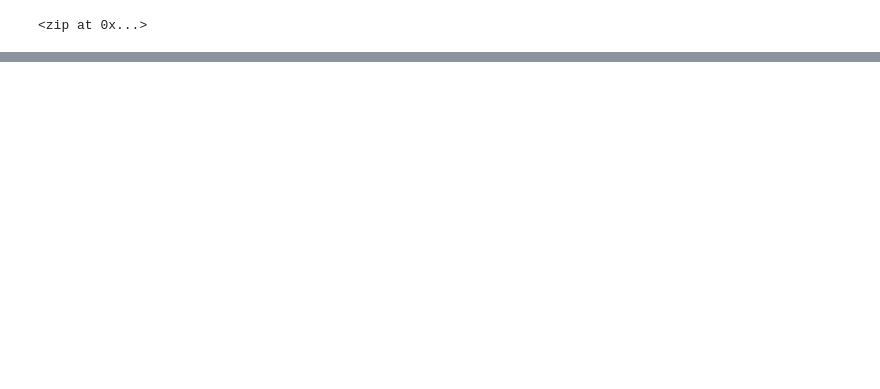
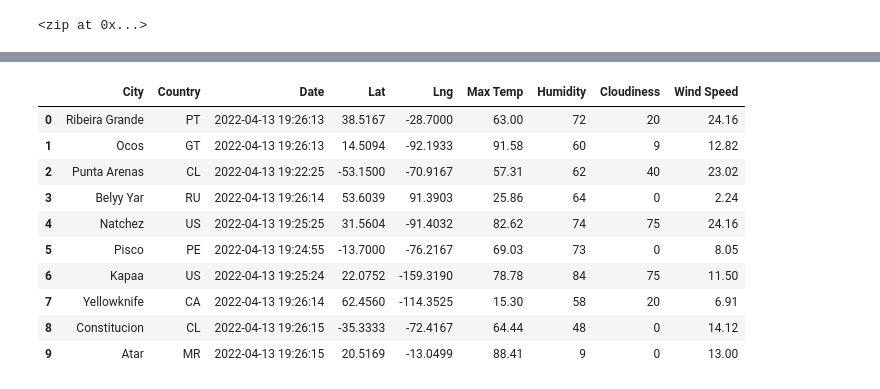
Before and after one commit to RyanJL18/World_Weather_Analysis, a Jupyter notebook: WeatherPy.ipynb, the cells around one changed output, grey strips where cells are left out. Drawn from its saved outputs; the diff is of its cells as text; code cells hidden in the pictures; blank space fills up the shorter version.

```diff
--- a/WeatherPy.ipynb
+++ b/WeatherPy.ipynb
@@ -33,0 +150,18 @@ len(cities)
+# %%
+#Reorder the columns of the data frame
+new_column_order = ["City", "Country", "Date", "Lat", "Lng", "Max Temp", "Humidity", "Cloudiness", "Wind Speed"]
+city_data_ordered_df = city_data_df[new_column_order]
+# %%
+city_data_ordered_df.head(10)
+# %% [output]
+|  | City | Country | Date | Lat | Lng | Max Temp | Humidity | Cloudiness | Wind Speed |
+| 0 | Ribeira Grande | PT | 2022-04-13 19:26:13 | 38.5167 | -28.7000 | 63.00 | 72 | 20 | 24.16 |
+| 1 | Ocos | GT | 2022-04-13 19:26:13 | 14.5094 | -92.1933 | 91.58 | 60 | 9 | 12.82 |
+| 2 | Punta Arenas | CL | 2022-04-13 19:22:25 | -53.1500 | -70.9167 | 57.31 | 62 | 40 | 23.02 |
+| 3 | Belyy Yar | RU | 2022-04-13 19:26:14 | 53.6039 | 91.3903 | 25.86 | 64 | 0 | 2.24 |
+| 4 | Natchez | US | 2022-04-13 19:25:25 | 31.5604 | -91.4032 | 82.62 | 74 | 75 | 24.16 |
+| 5 | Pisco | PE | 2022-04-13 19:24:55 | -13.7000 | -76.2167 | 69.03 | 73 | 0 | 8.05 |
+| 6 | Kapaa | US | 2022-04-13 19:25:24 | 22.0752 | -159.3190 | 78.78 | 84 | 75 | 11.50 |
+| 7 | Yellowknife | CA | 2022-04-13 19:26:14 | 62.4560 | -114.3525 | 15.30 | 58 | 20 | 6.91 |
+| 8 | Constitucion | CL | 2022-04-13 19:26:15 | -35.3333 | -72.4167 | 64.44 | 48 | 0 | 14.12 |
+| 9 | Atar | MR | 2022-04-13 19:26:15 | 20.5169 | -13.0499 | 88.41 | 9 | 0 | 13.00 |
```
Also changed, not shown: parts of 8 cells of this notebook, 3 other files.
